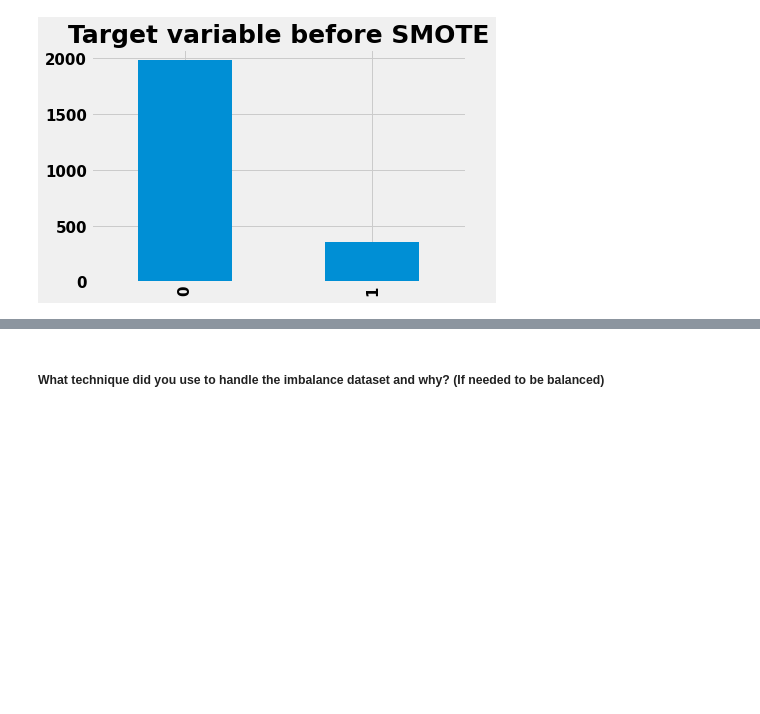
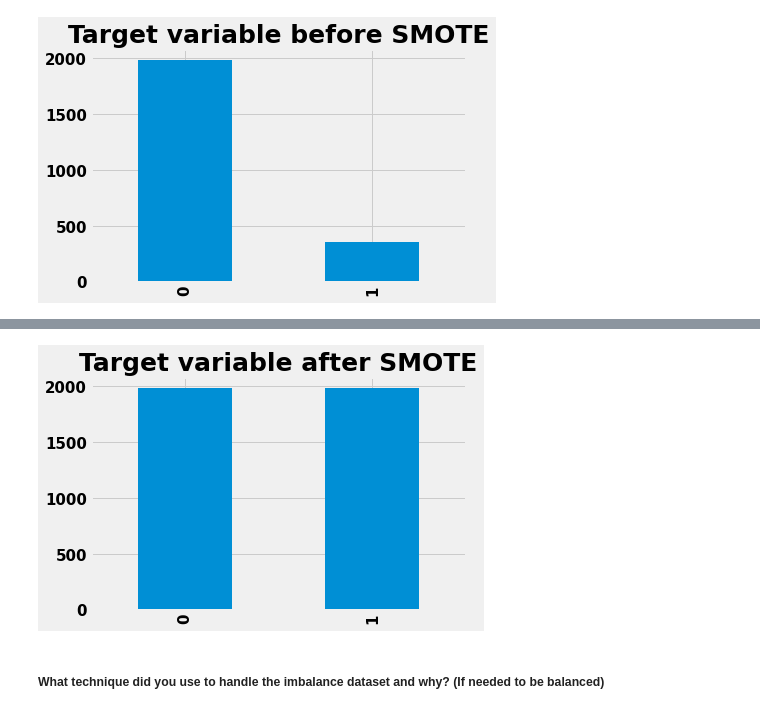
Before and after one commit to 7-sumit/Cardiovascular-Risk-Prediction, a Jupyter notebook: Cardiovascular_Risk_Prediction.ipynb, the cells around one changed output, grey strips where cells are left out. Cells and saved outputs as stored; diff of their text form; code cells hidden in the pictures; blank space fills up the shorter version.

```diff
--- a/Cardiovascular_Risk_Prediction.ipynb
+++ b/Cardiovascular_Risk_Prediction.ipynb
@@ -1288,6 +1280,11 @@ smote = SMOTE()
 
 # fit predictor and target variable
 X_train_smote, y_train_smote = smote.fit_resample(X_train_scaled, y_train)
+# %%
+# visualize the target variable after SMOTE
+y_train_smote.value_counts().plot(kind='bar', title='Target variable after SMOTE');
+# %% [output]
+[figure, added]
 # %% [markdown]
 ##### What technique did you use to handle the imbalance dataset and why? (If needed to be balanced)
 # %% [markdown]
```
Also changed, not shown: parts of 17 cells of this notebook.
